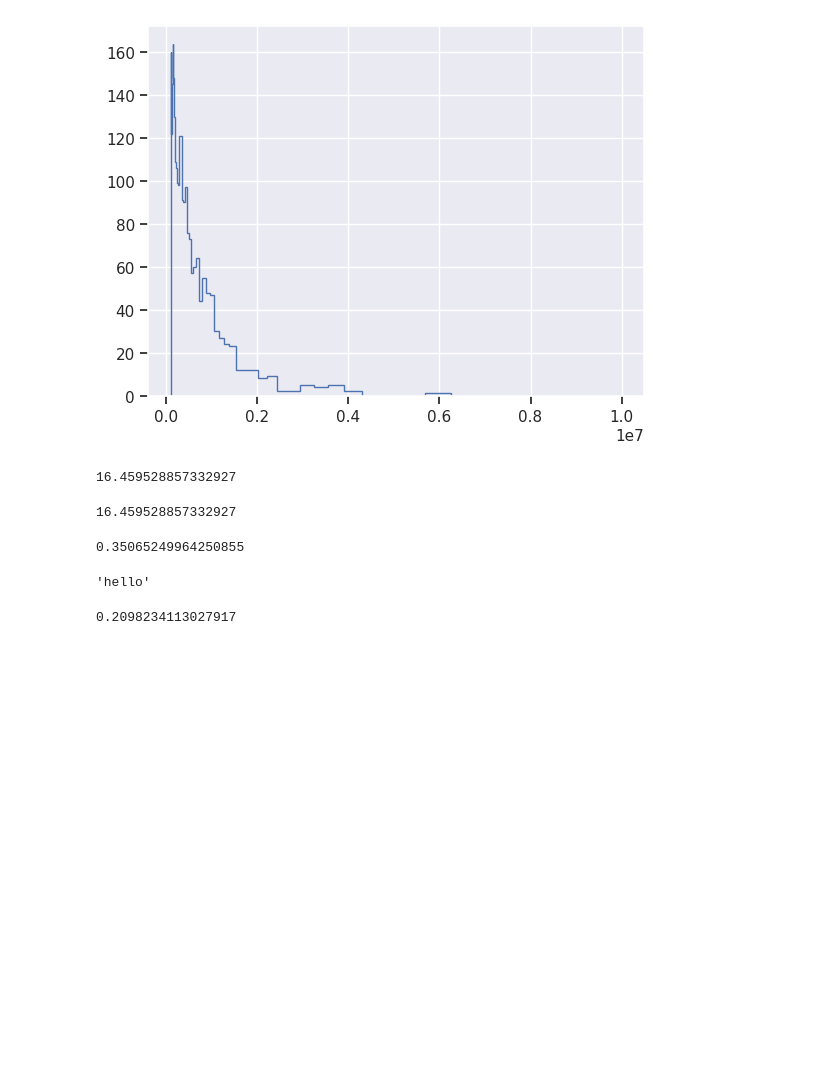
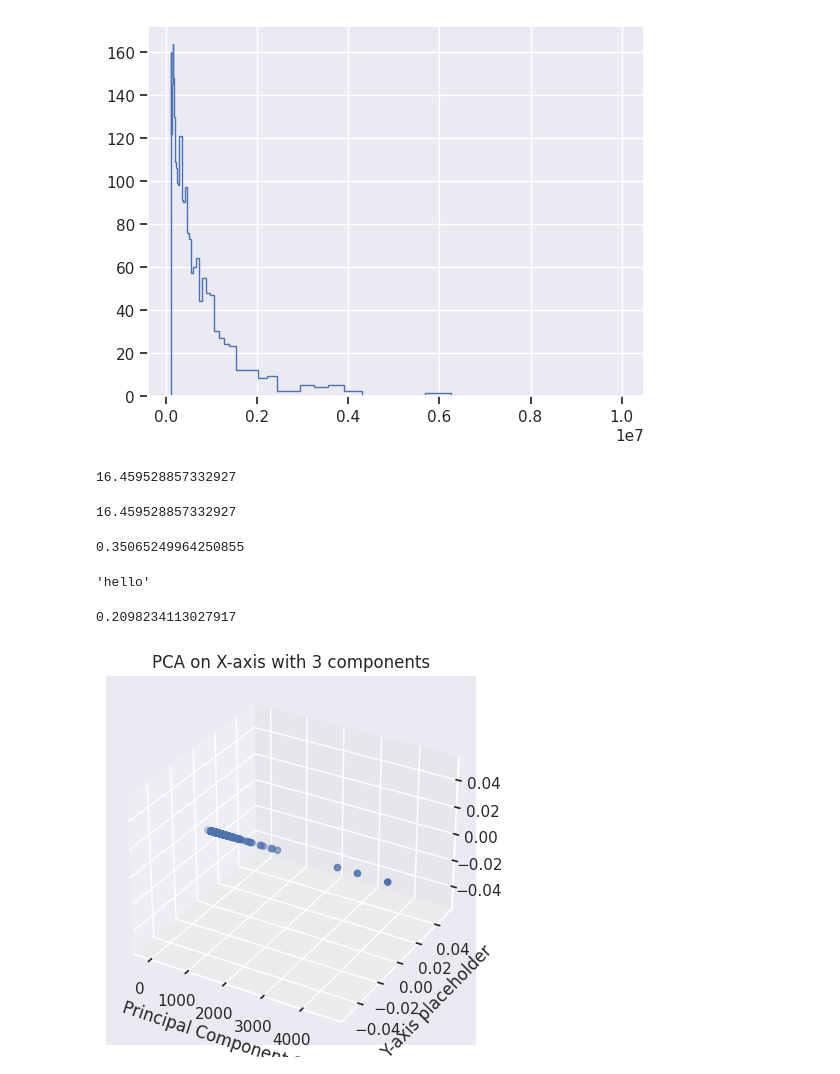
Before and after one commit to Bharatcs/rfi, a Jupyter notebook: Project/Stat_model_STARFIRE.ipynb, the cells around one changed output. Cells and saved outputs as stored; diff of their text form; code cells hidden in the pictures; blank space fills up the shorter version.

```diff
--- a/Project/Stat_model_STARFIRE.ipynb
+++ b/Project/Stat_model_STARFIRE.ipynb
@@ -380,12 +380,35 @@ print((zerolen/nonzlen)*100)
 print((lonnacount/(len(lon_128)))*100)
 # %% [output]
 0.35065249964250855
-# %%
-import asyncio
-await asyncio.sleep(10, result='hello')
-# %% [output]
-'hello'
-# %%
-hp.nside2pixarea(128, degrees=True)
-# %% [output]
-0.2098234113027917
+# %%
+import asyncio
+await asyncio.sleep(10, result='hello')
+# %% [output]
+'hello'
+# %%
+hp.nside2pixarea(128, degrees=True)
+# %% [output]
+0.2098234113027917
+# %%
+from sklearn.decomposition import PCA
+from mpl_toolkits.mplot3d import Axes3D
+
+data=np.column_stack((x_final,y_final))
+pca = PCA(n_components=2)
+principalComponents = pca.fit_transform(data)
+
+# Access the principal components along the x-axis
+x_axis_data = principalComponents[:, 1]
+
+# Visualize on the x-axis
+# plt.scatter(x_axis_data, np.zeros_like(x_axis_data))  # For a 2D scatter plot
+# If you want a 3D plot:
+fig = plt.figure()
+ax = fig.add_subplot(111, projection='3d')
+ax.scatter(x_axis_data, np.zeros_like(x_axis_data), np.zeros_like(x_axis_data))
+plt.xlabel('Principal Component 1')
+plt.ylabel('Y-axis placeholder')
+plt.title('PCA on X-axis with 3 components')
+plt.show()
+# %% [output]
+[figure, added]
```
Also changed, not shown: parts of 1 cell of this notebook, 1 other file.
